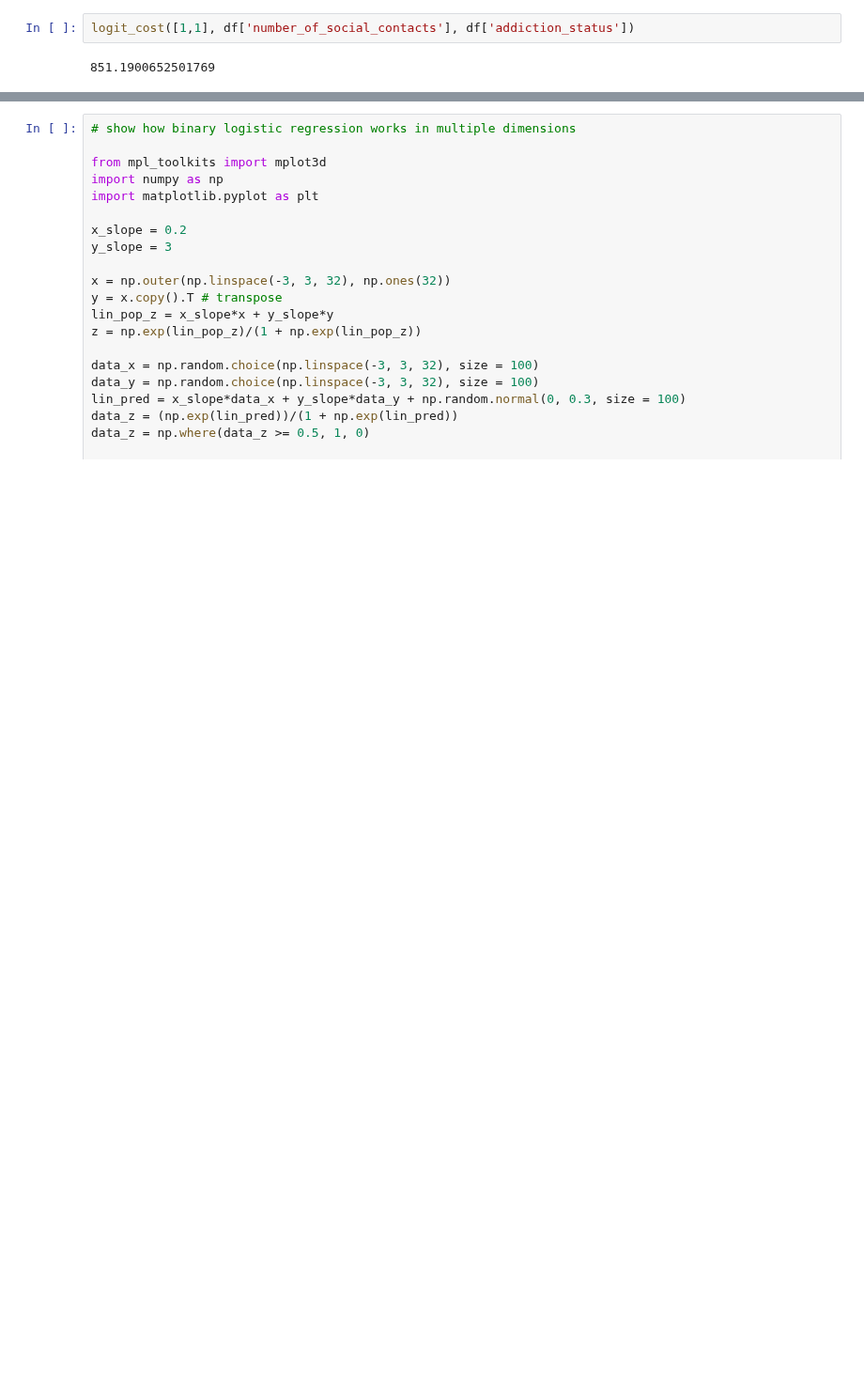
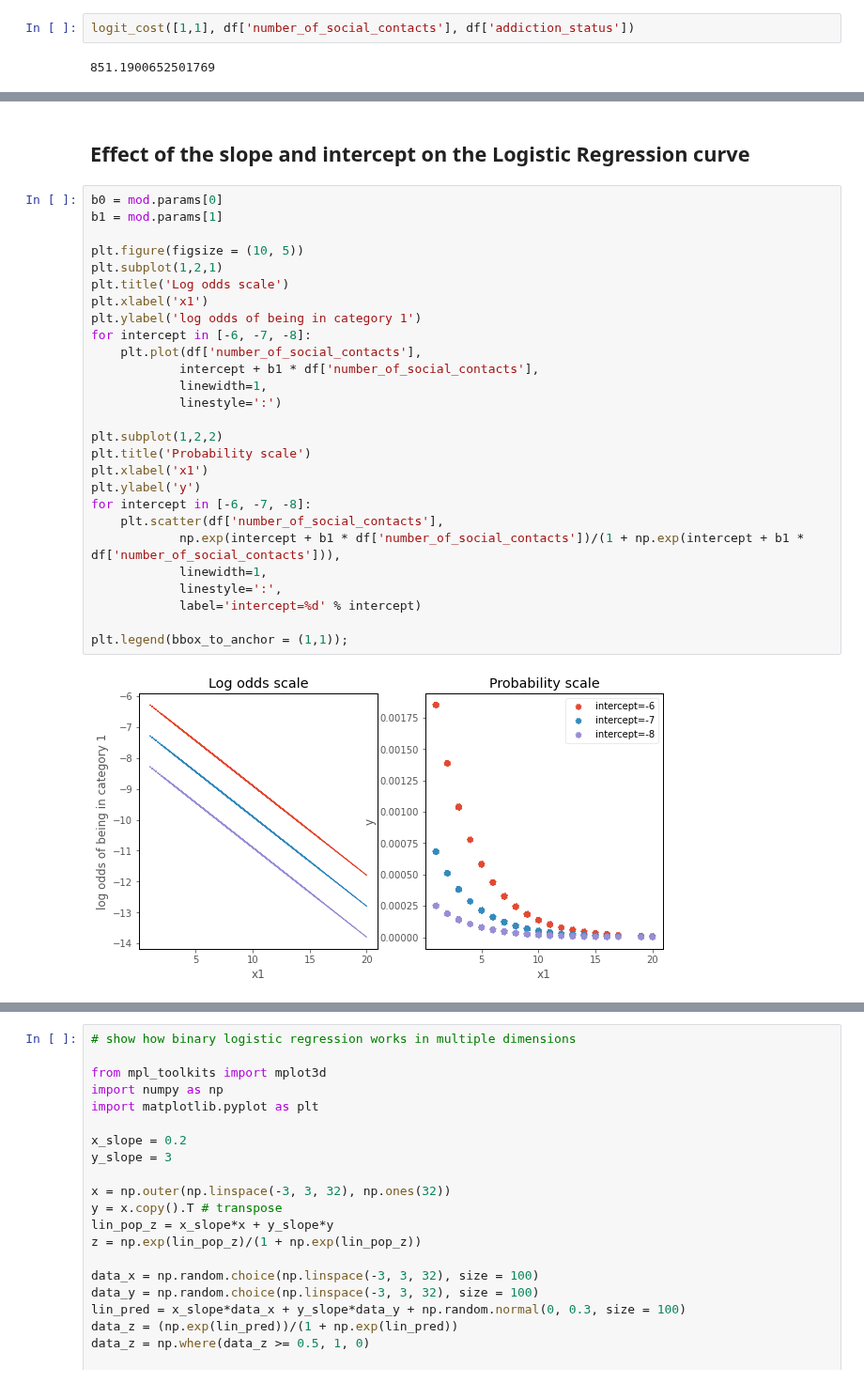
Before and after one commit to pxr687/islands_generalized_linear_models, a Jupyter notebook: 4_binary_logistic_regression.ipynb, the cells around one changed output, grey strips where cells are left out. Shown at 94% size. Drawn from its saved outputs; the diff is of its cells as text; blank space fills up the shorter version.

```diff
--- a/4_binary_logistic_regression.ipynb
+++ b/4_binary_logistic_regression.ipynb
@@ -279,0 +320,31 @@ islands_GLM.addiction_plot(df, predictions = probability_predictions_1, plot_pre
+# %% [markdown]
+## Effect of the slope and intercept on the Logistic Regression curve
+# %%
+b0 = mod.params[0]
+b1 = mod.params[1]
+
+plt.figure(figsize = (10, 5))
+plt.subplot(1,2,1)
+plt.title('Log odds scale')
+plt.xlabel('x1')
+plt.ylabel('log odds of being in category 1')
+for intercept in [-6, -7, -8]:
+    plt.plot(df['number_of_social_contacts'],
+            intercept + b1 * df['number_of_social_contacts'],
+            linewidth=1,
+            linestyle=':')
+
+plt.subplot(1,2,2)
+plt.title('Probability scale')
+plt.xlabel('x1')
+plt.ylabel('y')
+for intercept in [-6, -7, -8]:
+    plt.scatter(df['number_of_social_contacts'],
+            np.exp(intercept + b1 * df['number_of_social_contacts'])/(1 + np.exp(intercept + b1 * df['number_of_social_contacts'])),
+            linewidth=1,
+            linestyle=':',
+            label='intercept=%d' % intercept)
+
+plt.legend(bbox_to_anchor = (1,1));
+# %% [output]
+[figure, added]
```
Also changed, not shown: parts of 18 cells of this notebook, 2 other files.
